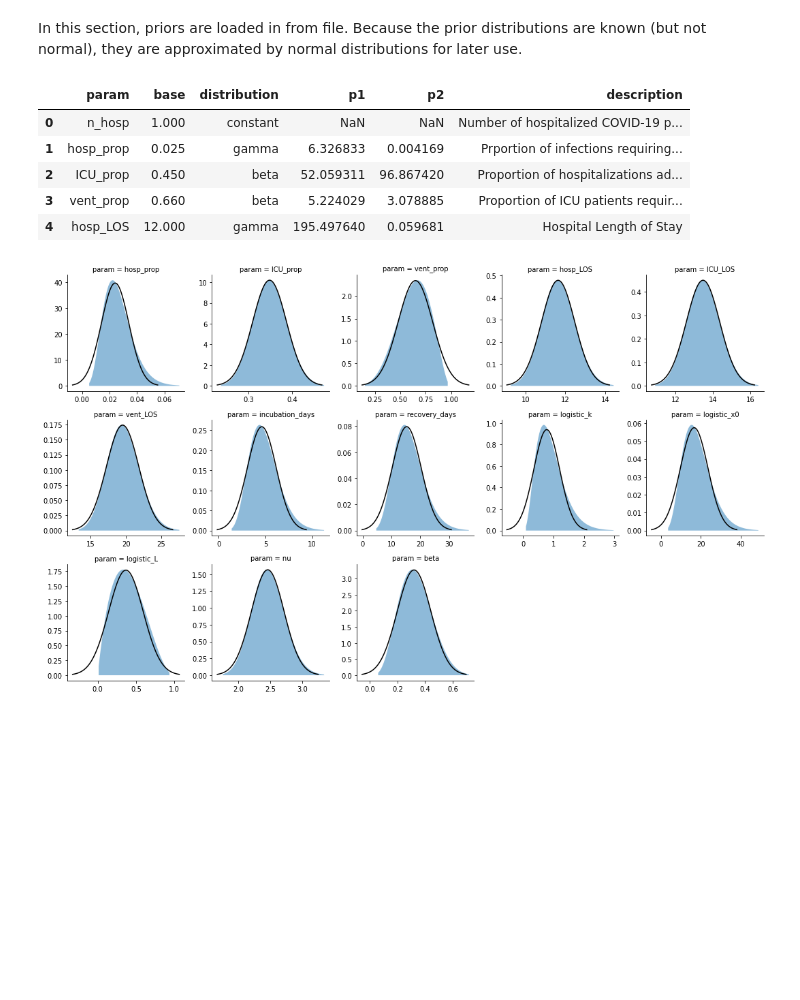
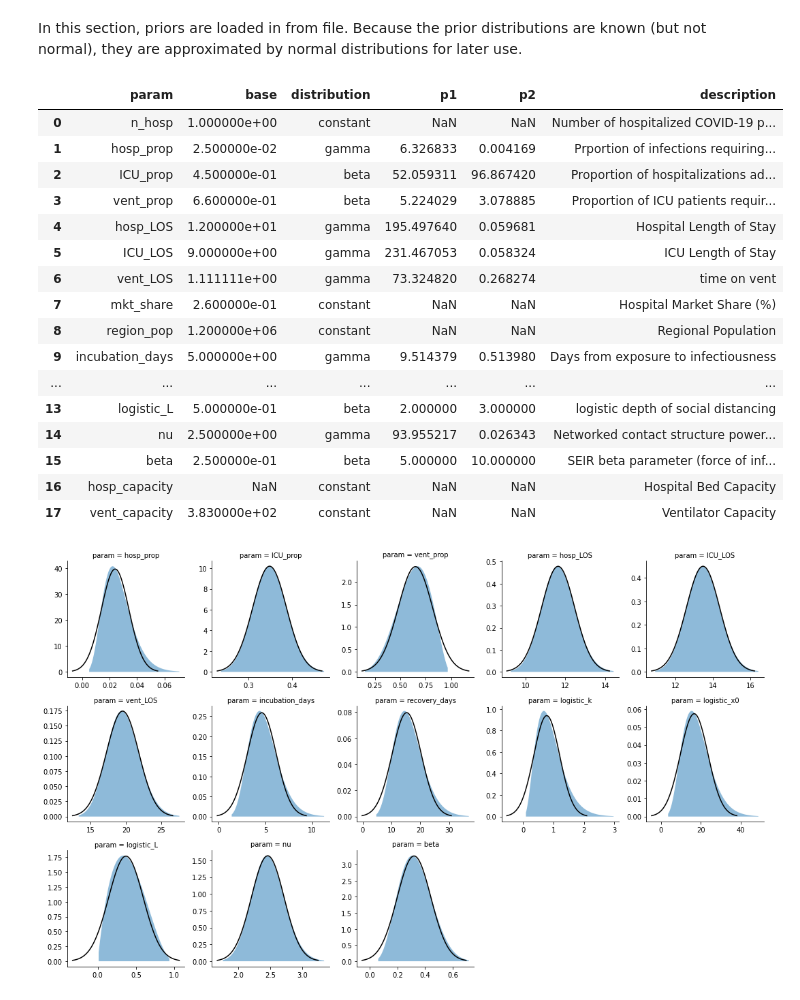
Before and after one commit to pennsignals/bayes-chime, a Jupyter notebook: notebooks/How-to-use-normal-approximations-module.ipynb, the cells around one changed output. Saved outputs shown, nothing was run; the diff lists cells and outputs as text; code cells hidden in the pictures; blank space fills up the shorter version.

Commit message:
Added new vent fits to notebook

```diff
--- a/notebooks/How-to-use-normal-approximations-module.ipynb
+++ b/notebooks/How-to-use-normal-approximations-module.ipynb
@@ -76,14 +76,25 @@ DATA_DF.head()
 In this section, priors are loaded in from file. Because the prior distributions are known (but not normal), they are approximated by normal distributions for later use.
 # %%
 PRIOR_DF = read_csv(path.join(DATA, f"params.csv"))
-PRIOR_DF.head()
+PRIOR_DF
 # %% [output]
 |  | param | base | distribution | p1 | p2 | description |
-| 0 | n_hosp | 1.000 | constant | NaN | NaN | Number of hospitalized COVID-19 p... |
-| 1 | hosp_prop | 0.025 | gamma | 6.326833 | 0.004169 | Prportion of infections requiring... |
-| 2 | ICU_prop | 0.450 | beta | 52.059311 | 96.867420 | Proportion of hospitalizations ad... |
-| 3 | vent_prop | 0.660 | beta | 5.224029 | 3.078885 | Proportion of ICU patients requir... |
-| 4 | hosp_LOS | 12.000 | gamma | 195.497640 | 0.059681 | Hospital Length of Stay |
+| 0 | n_hosp | 1.000000e+00 | constant | NaN | NaN | Number of hospitalized COVID-19 p... |
+| 1 | hosp_prop | 2.500000e-02 | gamma | 6.326833 | 0.004169 | Prportion of infections requiring... |
+| 2 | ICU_prop | 4.500000e-01 | beta | 52.059311 | 96.867420 | Proportion of hospitalizations ad... |
+| 3 | vent_prop | 6.600000e-01 | beta | 5.224029 | 3.078885 | Proportion of ICU patients requir... |
+| 4 | hosp_LOS | 1.200000e+01 | gamma | 195.497640 | 0.059681 | Hospital Length of Stay |
+| 5 | ICU_LOS | 9.000000e+00 | gamma | 231.467053 | 0.058324 | ICU Length of Stay |
+| 6 | vent_LOS | 1.111111e+00 | gamma | 73.324820 | 0.268274 | time on vent |
+| 7 | mkt_share | 2.600000e-01 | constant | NaN | NaN | Hospital Market Share (%) |
+| 8 | region_pop | 1.200000e+06 | constant | NaN | NaN | Regional Population |
+| 9 | incubation_days | 5.000000e+00 | gamma | 9.514379 | 0.513980 | Days from exposure to infectiousness |
+| ... | ... | ... | ... | ... | ... | ... |
+| 13 | logistic_L | 5.000000e-01 | beta | 2.000000 | 3.000000 | logistic depth of social distancing |
+| 14 | nu | 2.500000e+00 | gamma | 93.955217 | 0.026343 | Networked contact structure power... |
+| 15 | beta | 2.500000e-01 | beta | 5.000000 | 10.000000 | SEIR beta parameter (force of inf... |
+| 16 | hosp_capacity | NaN | constant | NaN | NaN | Hospital Bed Capacity |
+| 17 | vent_capacity | 3.830000e+02 | constant | NaN | NaN | Ventilator Capacity |
 # %%
 PRIORS = fit_norm_to_prior_df(PRIOR_DF.query("distribution != 'constant'"))
 META_PARS = fit_norm_to_prior_df(PRIOR_DF.query("distribution == 'constant'"))
```
Also changed, not shown: parts of 15 cells of this notebook.
